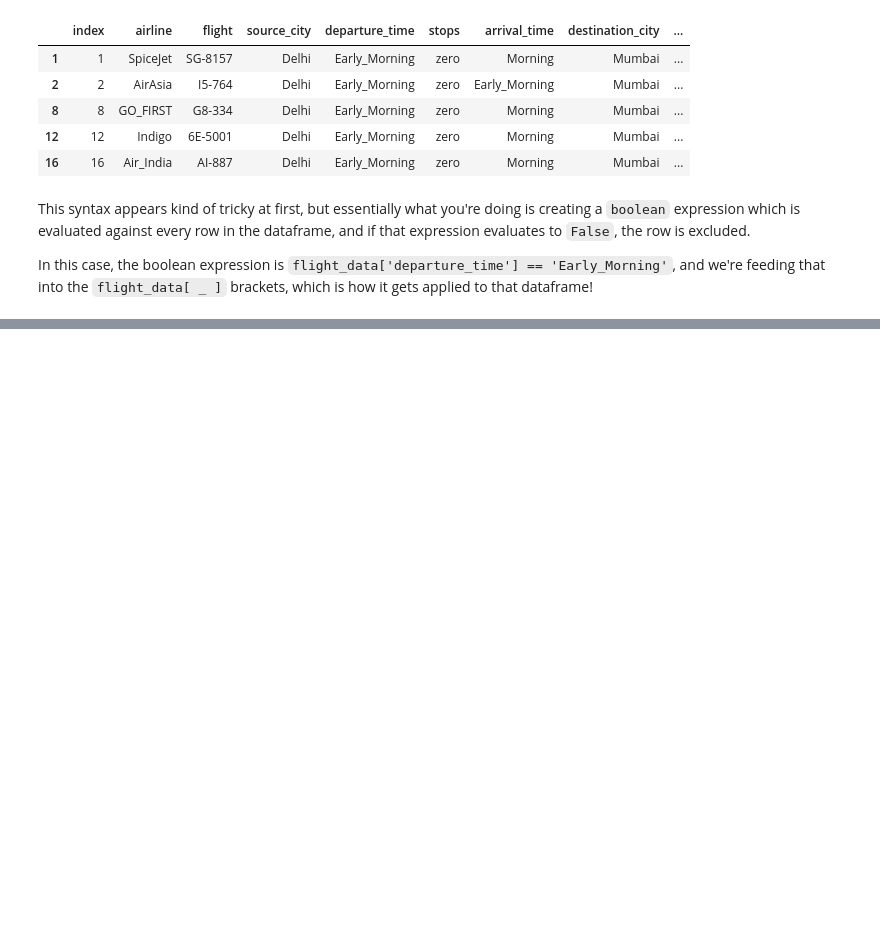
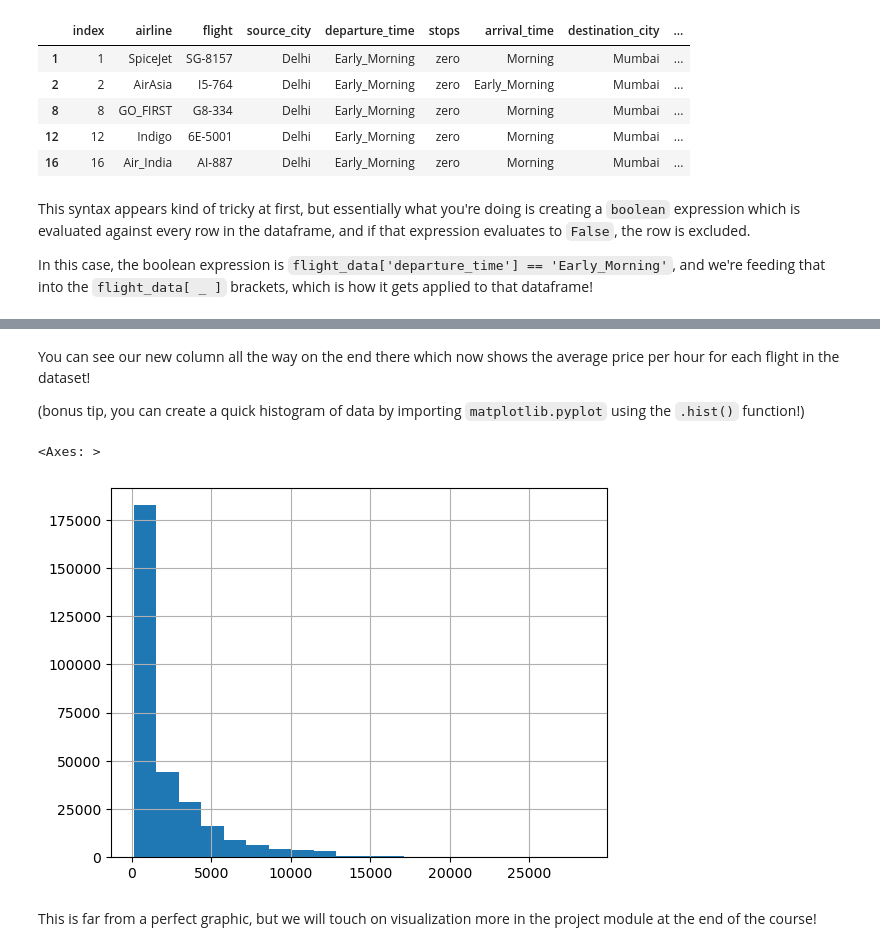
Before and after one commit to TheDataDummy/pythonForData, a Jupyter notebook: part5Pandas.ipynb, the cells around one changed output, grey strips where cells are left out. Cells and saved outputs as stored; diff of their text form; code cells hidden in the pictures; blank space fills up the shorter version.

Commit message:
adding images, and data, pandas module and cleaning up modules 3 and 4

```diff
--- a/part5Pandas.ipynb
+++ b/part5Pandas.ipynb
@@ -222,0 +234,3 @@ In this case, the boolean expression is `flight_data['departure_time'] == 'Early
+# %%
+flight_data['price_per_hour'] = flight_data['price'] / flight_data['duration']
+flight_data.head()
@@ -223,2 +244,14 @@ In this case, the boolean expression is `flight_data['departure_time'] == 'Early
+# %% [markdown]
+You can see our new column all the way on the end there which now shows the average price per hour for each flight in the dataset!
+
+(bonus tip, you can create a quick histogram of data by importing `matplotlib.pyplot` using the `.hist()` function!)
+# %%
+import matplotlib.pyplot as plt
+flight_data['price_per_hour'].hist(bins=20)
+# %% [output]
+<Axes: >
+[figure, added]
+# %% [markdown]
+This is far from a perfect graphic, but we will touch on visualization more in the project module at the end of the course!
 # %% [markdown]
 #### Grouping
```
Also changed, not shown: parts of 10 cells of this notebook, 8 other files.
